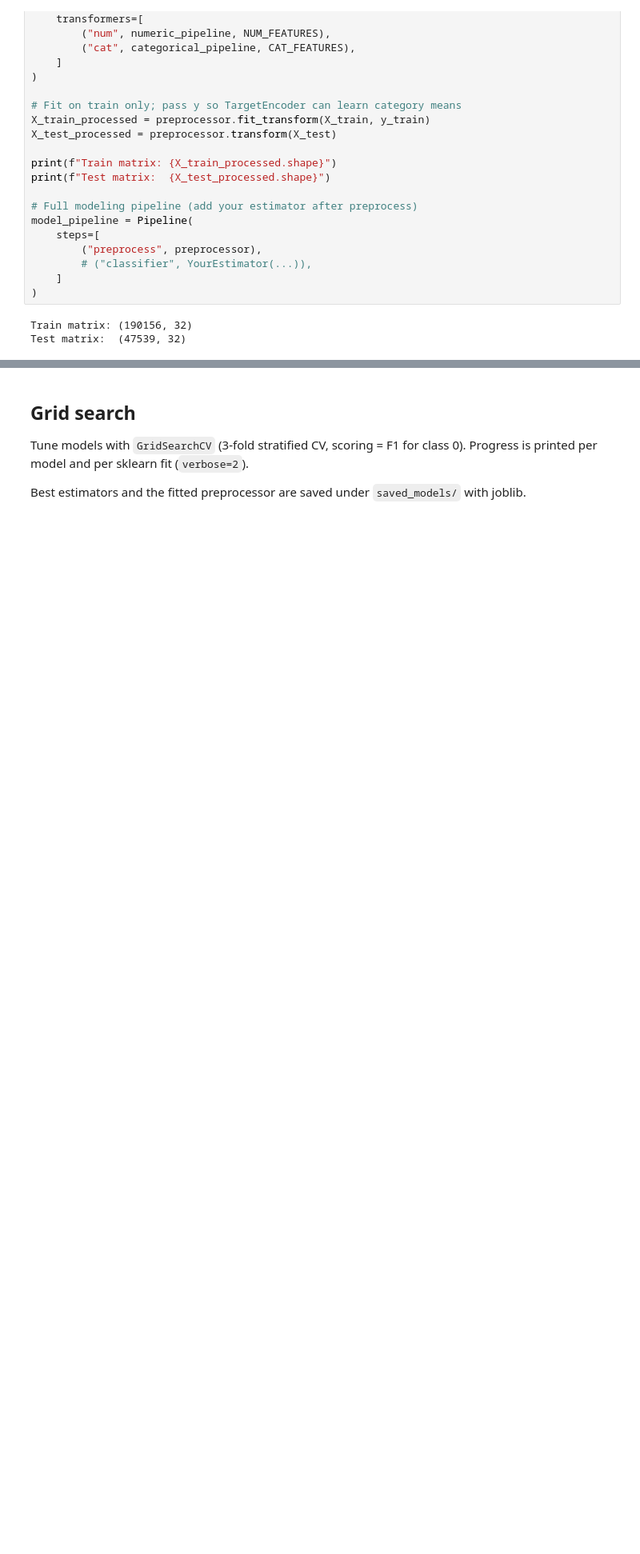
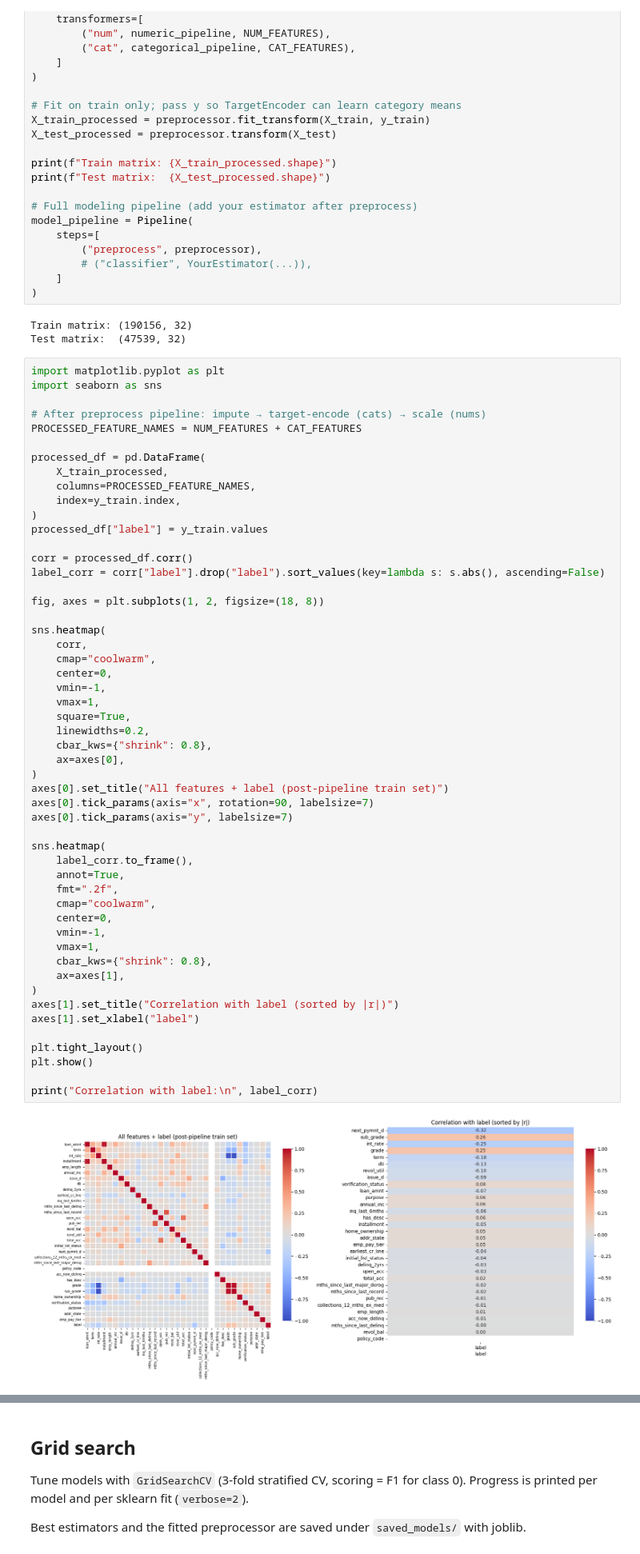
Before and after one commit to HanstonH/IDX_Internship_Final_Project, a Jupyter notebook: main.ipynb, the cells around one changed output, grey strips where cells are left out. Shown at 80% size. Drawn from its saved outputs; the diff is of its cells as text; blank space fills up the shorter version.

Commit message:
check correlation

```diff
--- a/main.ipynb
+++ b/main.ipynb
@@ -366,3 +366,57 @@ model_pipeline = Pipeline(
 # %% [output]
 Train matrix: (190156, 32)
 Test matrix:  (47539, 32)
+# %%
+import matplotlib.pyplot as plt
+import seaborn as sns
+
+# After preprocess pipeline: impute → target-encode (cats) → scale (nums)
+PROCESSED_FEATURE_NAMES = NUM_FEATURES + CAT_FEATURES
+
+processed_df = pd.DataFrame(
+    X_train_processed,
+    columns=PROCESSED_FEATURE_NAMES,
+    index=y_train.index,
+)
+processed_df["label"] = y_train.values
+
+corr = processed_df.corr()
+label_corr = corr["label"].drop("label").sort_values(key=lambda s: s.abs(), ascending=False)
+
+fig, axes = plt.subplots(1, 2, figsize=(18, 8))
+
+sns.heatmap(
+    corr,
+    cmap="coolwarm",
+    center=0,
+    vmin=-1,
+    vmax=1,
+    square=True,
+    linewidths=0.2,
+    cbar_kws={"shrink": 0.8},
+    ax=axes[0],
+)
+axes[0].set_title("All features + label (post-pipeline train set)")
+axes[0].tick_params(axis="x", rotation=90, labelsize=7)
+axes[0].tick_params(axis="y", labelsize=7)
+
+sns.heatmap(
+    label_corr.to_frame(),
+    annot=True,
+    fmt=".2f",
+    cmap="coolwarm",
+    center=0,
+    vmin=-1,
+    vmax=1,
+    cbar_kws={"shrink": 0.8},
+    ax=axes[1],
+)
+axes[1].set_title("Correlation with label (sorted by |r|)")
+axes[1].set_xlabel("label")
+
+plt.tight_layout()
+plt.show()
+
+print("Correlation with label:\n", label_corr)
+# %% [output]
+[figure, added]
```
Also changed, not shown: parts of 3 cells of this notebook.
